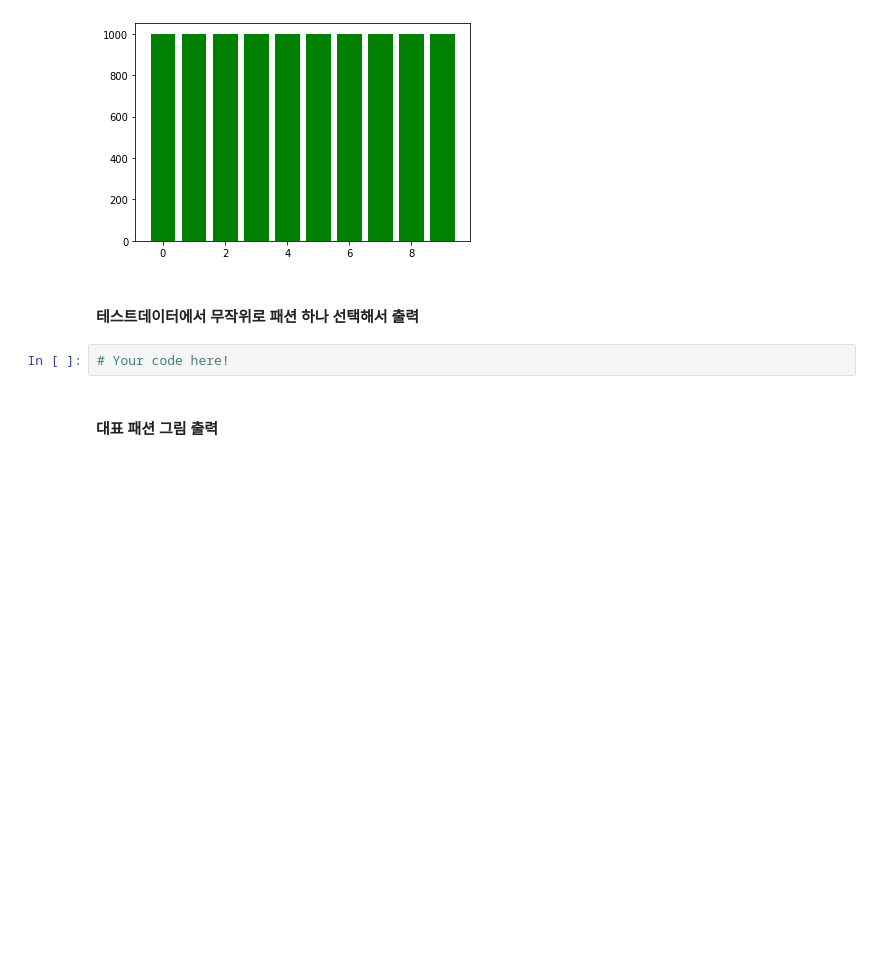
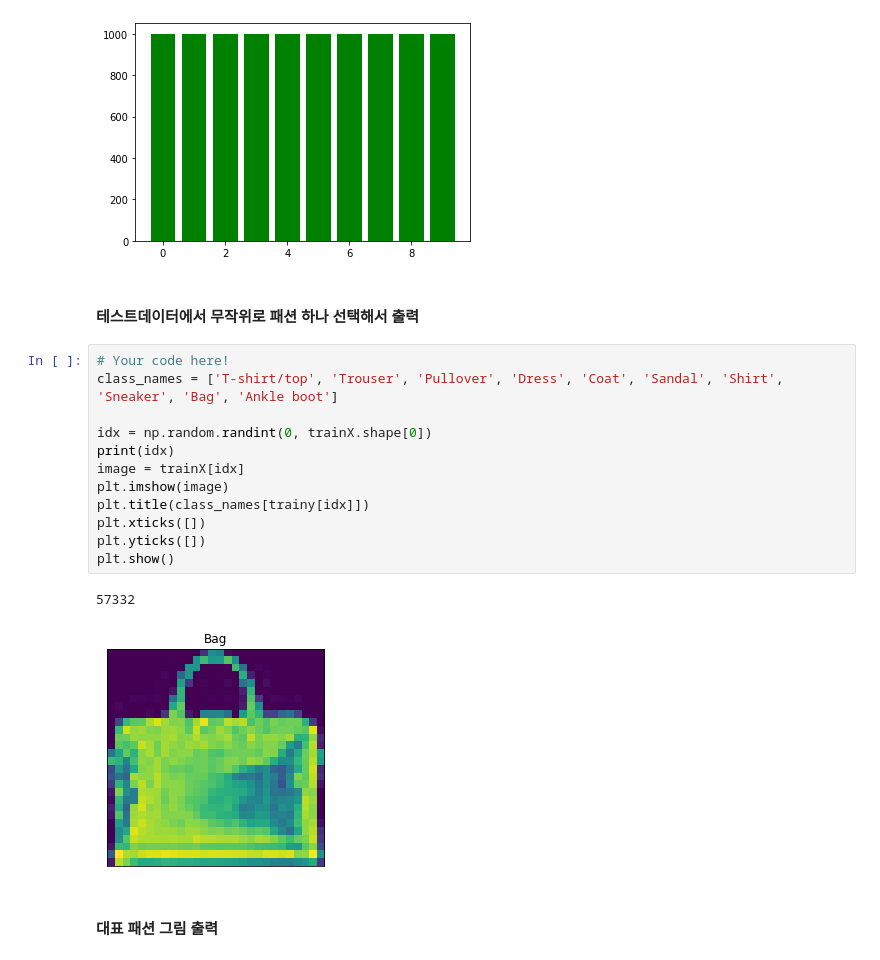
Before and after one commit to anstjsdud/pdm07, a Jupyter notebook: py-tensorflow/tf2_1_datasets_cv_I.ipynb, the cells around one changed output. Drawn from its saved outputs; the diff is of its cells as text; blank space fills up the shorter version.

```diff
--- a/py-tensorflow/tf2_1_datasets_cv_I.ipynb
+++ b/py-tensorflow/tf2_1_datasets_cv_I.ipynb
@@ -355,8 +385,21 @@ plt.bar(list(fmnist_test_dic.keys()), fmnist_test_dic.values(), color='g')
 [figure]
 # %% [markdown]
 #### 테스트데이터에서 무작위로 패션 하나 선택해서 출력
-# %%
-# Your code here!
+# %%
+# Your code here!
+class_names = ['T-shirt/top', 'Trouser', 'Pullover', 'Dress', 'Coat', 'Sandal', 'Shirt', 'Sneaker', 'Bag', 'Ankle boot']
+
+idx = np.random.randint(0, trainX.shape[0])
+print(idx)
+image = trainX[idx]
+plt.imshow(image)
+plt.title(class_names[trainy[idx]])
+plt.xticks([])
+plt.yticks([])
+plt.show()
+# %% [output]
+57332
+[figure, added]
 # %% [markdown]
 #### 대표 패션 그림 출력
 # %%
```
Also changed, not shown: parts of 9 cells of this notebook.
